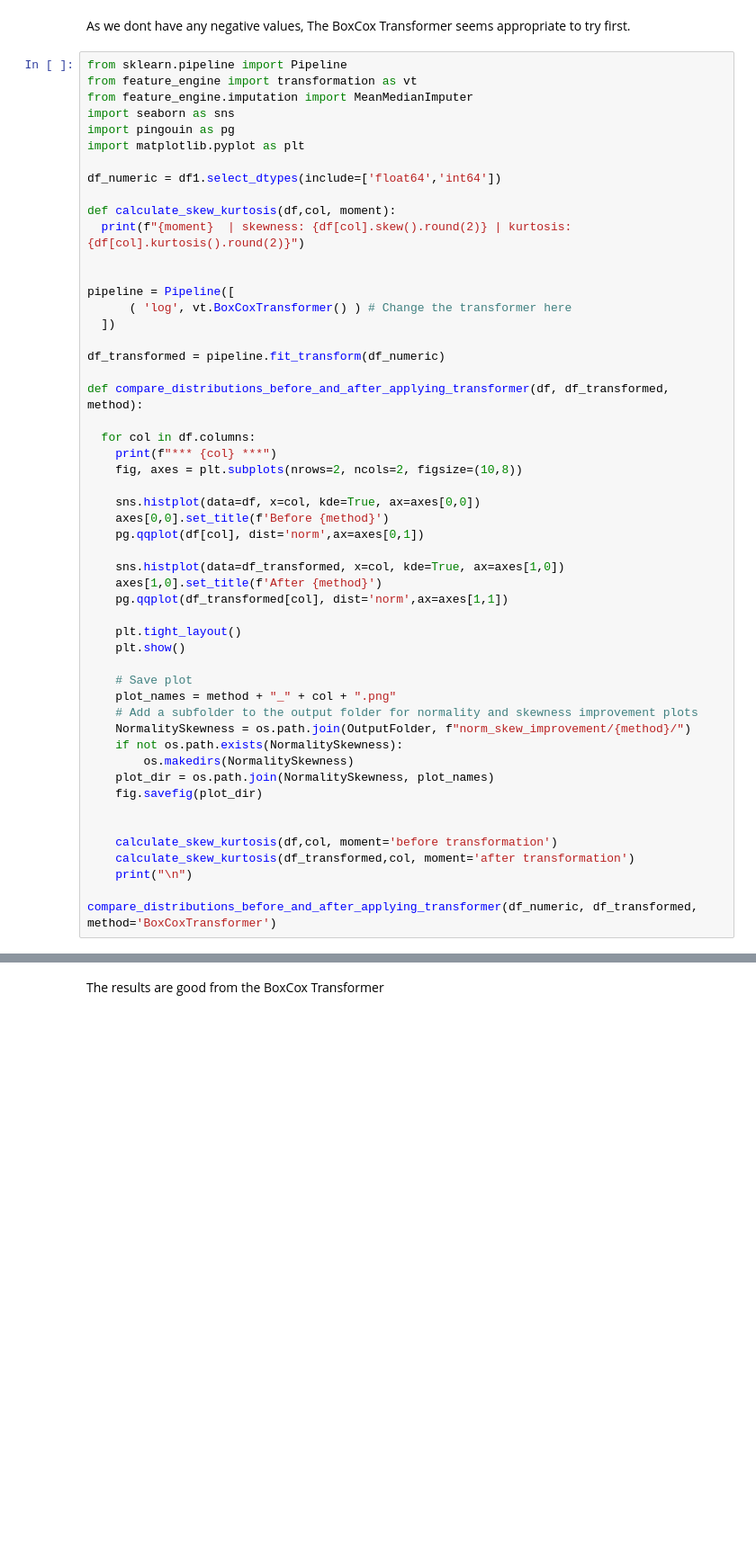
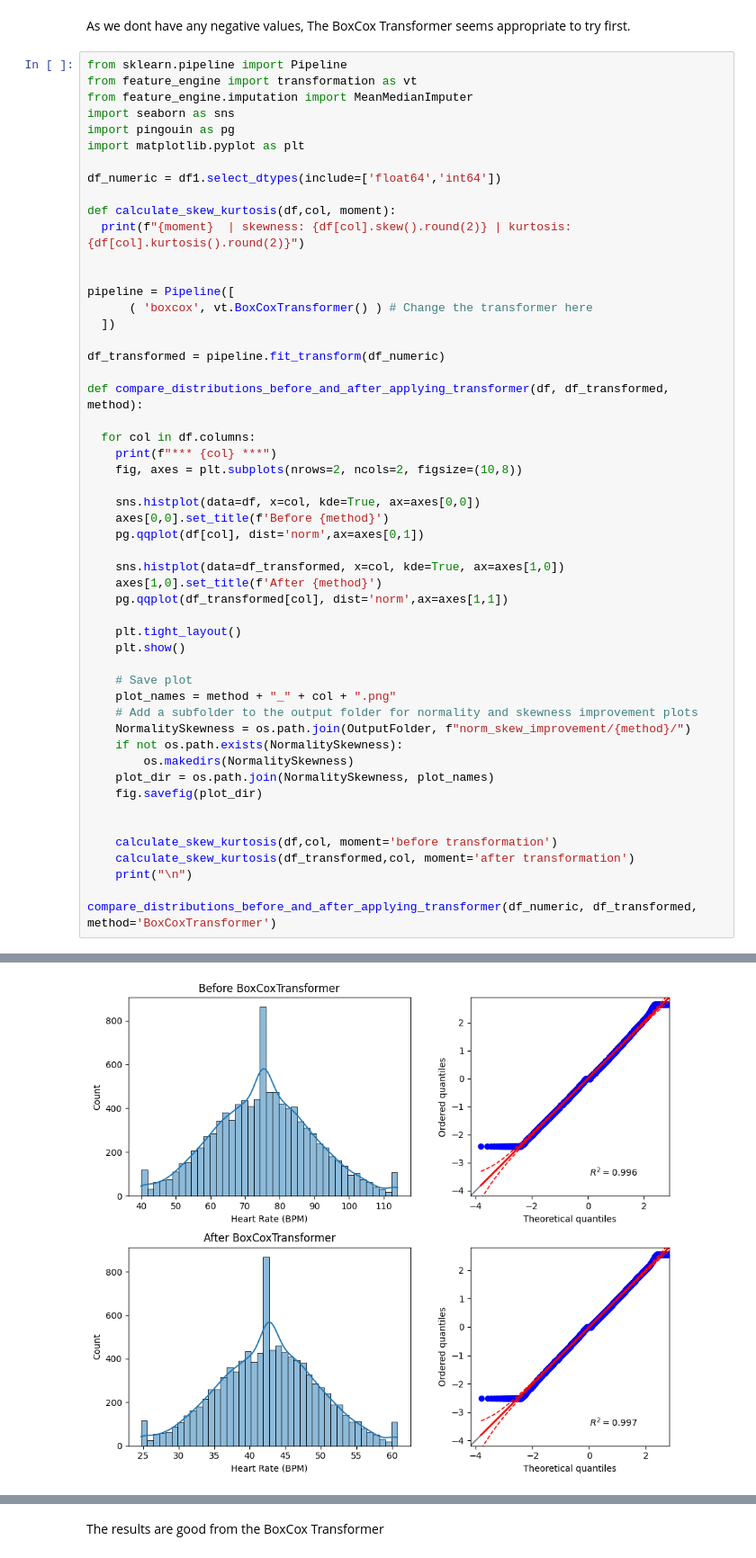
Before and after one commit to MaxBWiseman/Predictive_Analytics_Project, a Jupyter notebook: jupyter_notebooks/Feature_Engineering_Notebook.ipynb, the cells around one changed output, grey strips where cells are left out. Shown at 90% size. Drawn from its saved outputs; the diff is of its cells as text; blank space fills up the shorter version.

```diff
--- a/jupyter_notebooks/Feature_Engineering_Notebook.ipynb
+++ b/jupyter_notebooks/Feature_Engineering_Notebook.ipynb
@@ -96,7 +108,7 @@ def calculate_skew_kurtosis(df,col, moment):
 
 
 pipeline = Pipeline([
-      ( 'log', vt.BoxCoxTransformer() ) # Change the transformer here
+      ( 'boxcox', vt.BoxCoxTransformer() ) # Change the transformer here
   ])
 
 df_transformed = pipeline.fit_transform(df_numeric)
@@ -133,3 +145,4 @@ def compare_distributions_before_and_after_applying_transformer(df, df_transform
     print("\n")
 
 compare_distributions_before_and_after_applying_transformer(df_numeric, df_transformed, method='BoxCoxTransformer')
+# %% [output]
@@ -135,0 +150 @@ compare_distributions_before_and_after_applying_transformer(df_numeric, df_trans
+[figure, added]
```
Also changed, not shown: parts of 27 cells of this notebook, 1 other file.
